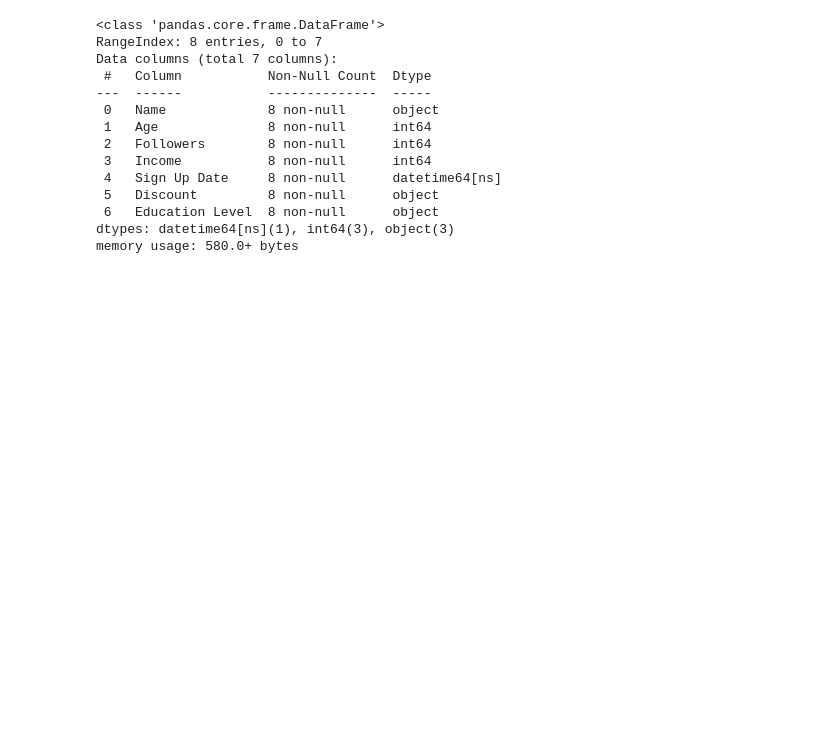
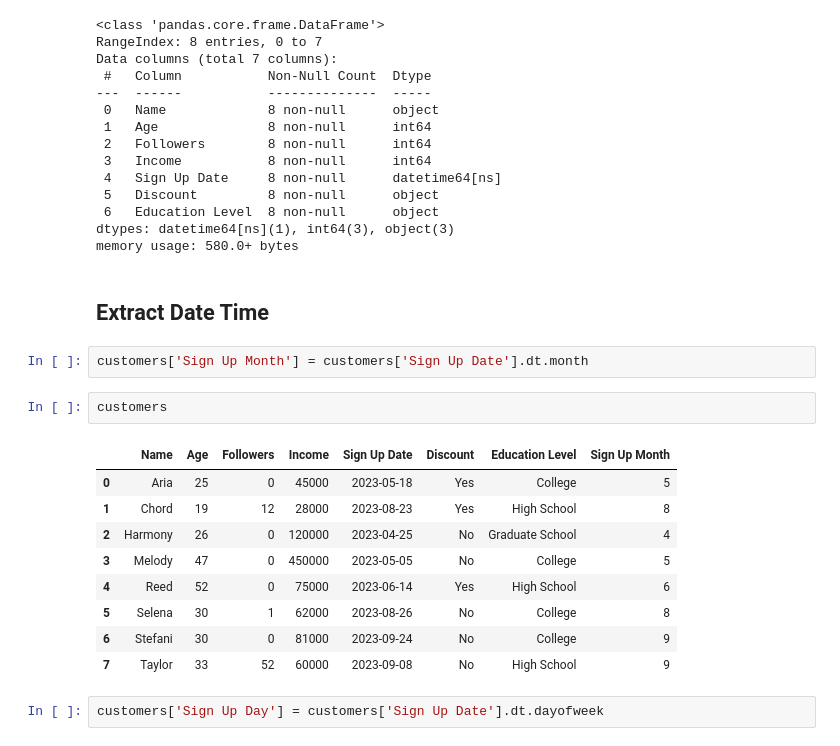
Before and after one commit to eek-dataguy/Unsupervised-ML, a Jupyter notebook: Practices/data_prep.ipynb, the cells around one changed output. Drawn from its saved outputs; the diff is of its cells as text; blank space fills up the shorter version.

Commit message:
extracting datetime

```diff
--- a/Practices/data_prep.ipynb
+++ b/Practices/data_prep.ipynb
@@ -402,3 +402,21 @@ Data columns (total 7 columns):
  6   Education Level  8 non-null      object
 dtypes: datetime64[ns](1), int64(3), object(3)
 memory usage: 580.0+ bytes
+# %% [markdown]
+## Extract Date Time
+# %%
+customers['Sign Up Month'] = customers['Sign Up Date'].dt.month
+# %%
+customers
+# %% [output]
+|  | Name | Age | Followers | Income | Sign Up Date | Discount | Education Level | Sign Up Month |
+| 0 | Aria | 25 | 0 | 45000 | 2023-05-18 | Yes | College | 5 |
+| 1 | Chord | 19 | 12 | 28000 | 2023-08-23 | Yes | High School | 8 |
+| 2 | Harmony | 26 | 0 | 120000 | 2023-04-25 | No | Graduate School | 4 |
+| 3 | Melody | 47 | 0 | 450000 | 2023-05-05 | No | College | 5 |
+| 4 | Reed | 52 | 0 | 75000 | 2023-06-14 | Yes | High School | 6 |
+| 5 | Selena | 30 | 1 | 62000 | 2023-08-26 | No | College | 8 |
+| 6 | Stefani | 30 | 0 | 81000 | 2023-09-24 | No | College | 9 |
+| 7 | Taylor | 33 | 52 | 60000 | 2023-09-08 | No | High School | 9 |
+# %%
+customers['Sign Up Day'] = customers['Sign Up Date'].dt.dayofweek
```
Also changed, not shown: parts of 3 cells of this notebook.
